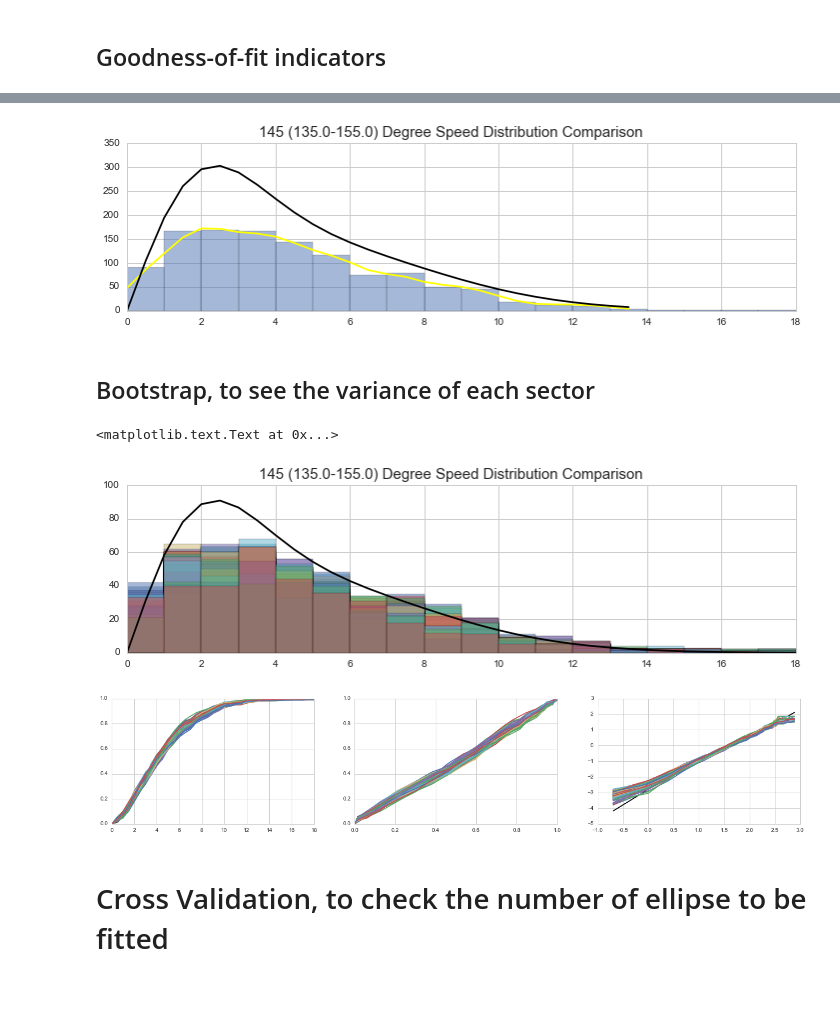
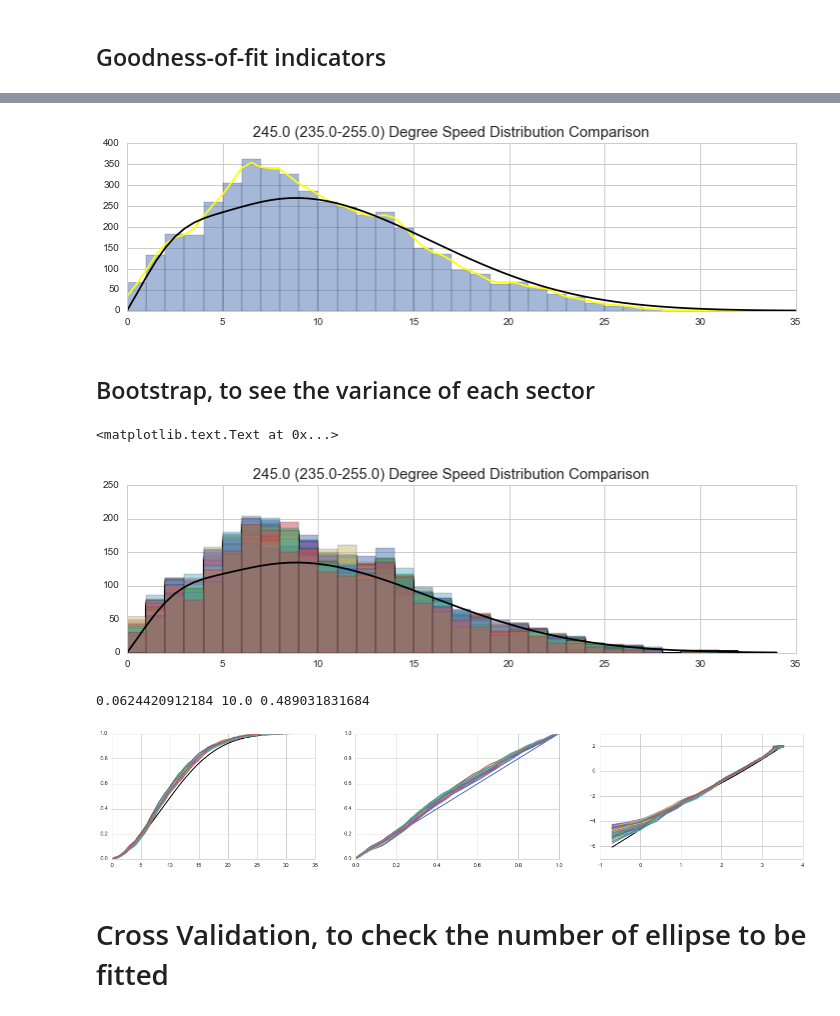
Before and after one commit to cqcn1991/Wind-Speed-Analysis, a Jupyter notebook: time_shift.ipynb, the cells around one changed output, grey strips where cells are left out. Drawn from its saved outputs; the diff is of its cells as text; code cells hidden in the pictures.

```diff
--- a/time_shift.ipynb
+++ b/time_shift.ipynb
@@ -665,7 +663,7 @@ def GMM_fit_score(gmm, kde_result, method = 'square_error'):
         # 2.3 K-S statistc
         gmm_cdf = cdf_from_pdf(gmm_pdf_result)
         diff = np.absolute(gmm_cdf - kde_cdf)
-        result = KS_stat = np.amax(diff)
+        result = KS_stat = np.log(np.amax(diff))
     return result
 
 # from GMM,EM
@@ -681,9 +679,9 @@ cons = [
 ]
 
 bonds = [(0., 0.99),(-30, 30),(-30, 30),(0., 30),(0., 30),(-0.99, 0.99)]*int(len(x0)/6)
-
+global_fit_method = 'square_error'
 result = sp.optimize.minimize(
-    lambda x0: GMM_fit_score(x0, kde_result, 'chi_square'),
+    lambda x0: GMM_fit_score(x0, kde_result, global_fit_method),
     x0,
     bounds = bonds,
     constraints=cons,
@@ -781,14 +778,13 @@ plot_2d_prob_density(X,Y,kde_Z,ax2)
 def f(V,theta):
     return (mixed_model_pdf([[V*cos(theta),V*sin(theta)]]))*V
 
-x_vals_OEN3_LMSE  = np.arange(0, max_speed, 0.5)
+x_vals_OEN3_LMSE  = np.arange(0, max_speed)
 y_vals_OEN3_LMSE =[integrate.nquad(f, [[0, x_val],[0, 2*np.pi]]) for x_val in x_vals_OEN3_LMSE ]
 # %%
-sample = df.speed
 x = np.arange(0, max_speed, 0.5)
 
 # 1. Plot v-p points, empirical distribution
-ecdf = sm.distributions.ECDF(sample)
+ecdf = sm.distributions.ECDF(df.speed)
 y = ecdf(x)
 plt.plot(np.log(x), np.log(-np.log(1-y)),'o')
 
@@ -855,10 +850,9 @@ def model_data_comparison(df, original_incre = 10, incre = 10):
 
         # Select data from observation
         if start_angle <0:
-            sub_df= df[((df['dir'] >= start_angle%360) & (df['dir'] <= 360)) |
-                       ((df['dir'] >= 0) & (df['dir'] <= end_angle))]
+            sub_df=df.query('(dir >= @start_angle%360) & (dir < 360)|(dir >= 0) & (dir < @end_angle)' )
         else:
-            sub_df = df.query('(dir >= @start_angle) & (dir < @end_angle)')
+            sub_df=df.query('(dir >= @start_angle) & (dir < @end_angle)')
         max_speed = sub_df.speed.max()
 
         # 1. Count comparison
@@ -932,56 +926,57 @@ else:
 ... (24 outputs left out)
 # %%
-# max_diff_element = max(max_diff_array, key=lambda x: x[1])
-# angle =  max_diff_angle = max_diff_element[0]
-angle = 145
+max_diff_element = max(max_diff_array, key=lambda x: x[1])
+angle =  max_diff_angle = max_diff_element[0]
+# angle = 145
 incre = 20
 
+# Select data from observation
 angle_radian, incre_radian = radians(angle), radians(incre)
+start_angle, end_angle = angle-incre/2, angle+incre/2
 x_vals = np.arange(0, max_speed, 0.5)
-
-# Select data from observation
-start_angle, end_angle = angle-incre/2, angle+incre/2
-sub_df= df[(df['dir'] >= start_angle) & (df['dir'] <= end_angle)]
+if start_angle <0:
+    sub_df=df.query('(dir >= @start_angle%360) & (dir < 360)|(dir >= 0) & (dir < @end_angle)' )
+else:
+    sub_df=df.query('(dir >= @start_angle) & (dir < @end_angle)')
 max_speed = sub_df.speed.max()
 
 # 1. Observation
-bins = np.arange(0, max_speed, 1)
-sub_df['speed'].hist(bins=bins, alpha=0.5,figsize=(12, 3))
+sub_df['speed'].hist(bins=np.arange(0, max_speed), alpha=0.5,figsize=(12, 3))
 
 # 2. 1d KDE
 sample = np.array(sub_df.speed).reshape(-1, 1)
 sub_kde = neighbors.KernelDensity(bandwidth=0.5).fit(sample)
 y_vals = [np.exp(sub_kde.score_samples(x_val))*len(sample) for x_val in x_vals]
 plt.plot(x_vals, y_vals,'-', color='yellow')
 
 # 3. GMM
 y_vals_ =[integrate.nquad(f, [[x_val-0.5, x_val+0.5],[angle_radian-incre_radian/2, angle_radian+incre_radian/2]]) for x_val in x_vals]
 y_vals = np.array(zip(*y_vals_)[0])*len(df)
 plt.plot(x_vals, y_vals,'-', color='black')
 
 title = str(angle) + ' (' + str(start_angle) + '-' +str(end_angle) + ')'
 plt.suptitle(title+' Degree Speed Distribution Comparison', fontsize = 15)
 plt.show()
 # %% [output]
-[figure, old version]
+[figure, new version]
 # %% [markdown]
 ## Bootstrap, to see the variance of each sector
 # %%
 x_vals = np.arange(0, max_speed, 0.5)
 y_vals_ =[integrate.nquad(f, [[x_val-0.5, x_val+0.5],[angle_radian-incre_radian/2, angle_radian+incre_radian/2]]) for x_val in x_vals]
-y_vals = np.array(zip(*y_vals_)[0])*len(df.speed)*0.3
+y_vals = np.array(zip(*y_vals_)[0])*len(df.speed)*0.5
 plt.plot(x_vals, y_vals,'-', color='black')
 
 bins = np.arange(0, max_speed, 1)
 for i in xrange(1,100):
-    sub_df_resampled = sub_df.sample(frac=0.3, replace=True)
+    sub_df_resampled = sub_df.sample(frac=0.5, replace=True)
     sub_df_resampled['speed'].hist(bins=bins, alpha=0.5,figsize=(12, 3))
 
 title = str(angle) + ' (' + str(start_angle) + '-' +str(end_angle) + ')'
 plt.suptitle(title+' Degree Speed Distribution Comparison', fontsize = 15)
 # %% [output]
 <matplotlib.text.Text at 0x...>
-[figure, old version]
+[figure, new version]
 # %%
 fig = plt.figure(figsize=(22,4))
 
@@ -1015,8 +1010,12 @@ for i in xrange(1,100):
 
     ax3 = fig.add_subplot(1,3,3)
     plt.plot(np.log(x), np.log(-np.log(1-y_cdf)),'-')
+
+diff = abs(y_cdf - y_gmm)
+print diff.max(), x[diff.argmax()], y_gmm[diff.argmax()]
 # %% [output]
+0.0624420912184 10.0 0.489031831684
-[figure, old version]
+[figure, new version]
 # %% [markdown]
 # Cross Validation, to check the number of ellipse to be fitted
 # %%
```
Also changed, not shown: parts of 53 cells of this notebook, 1 other file.
